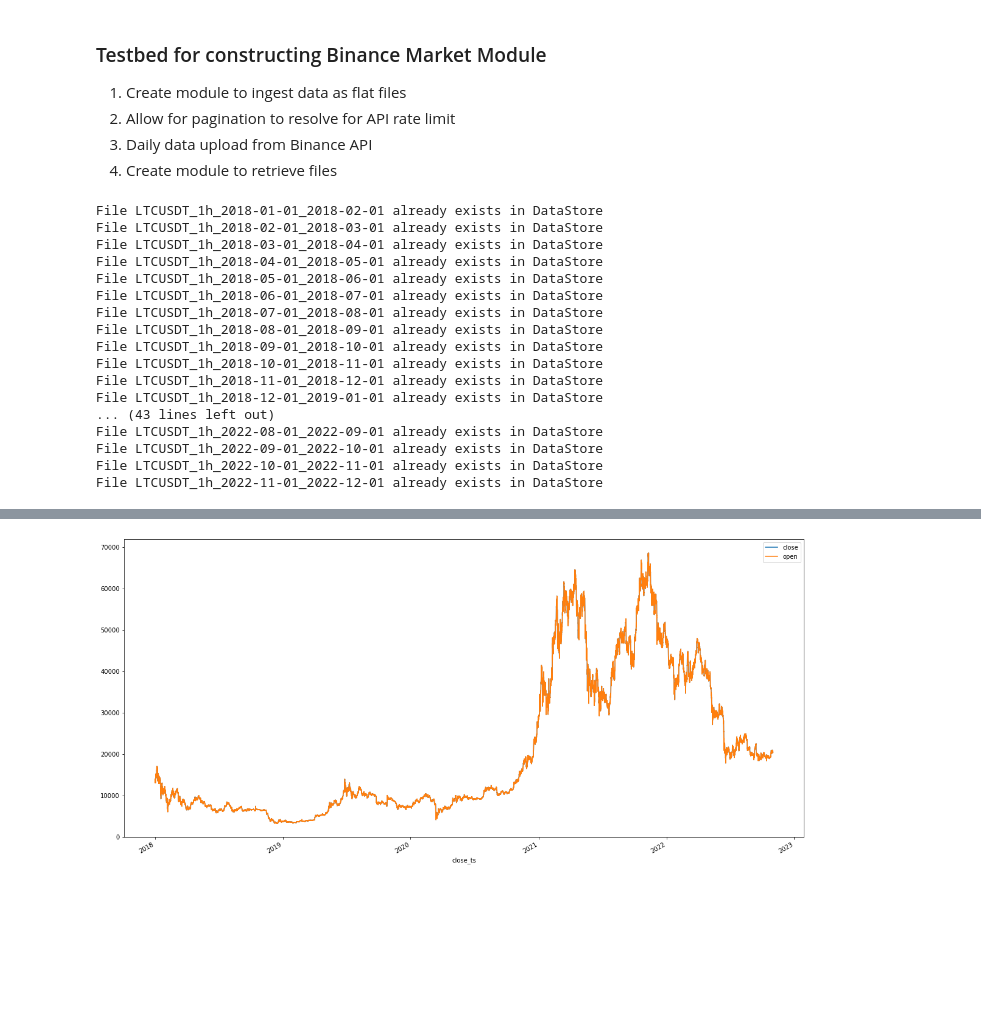
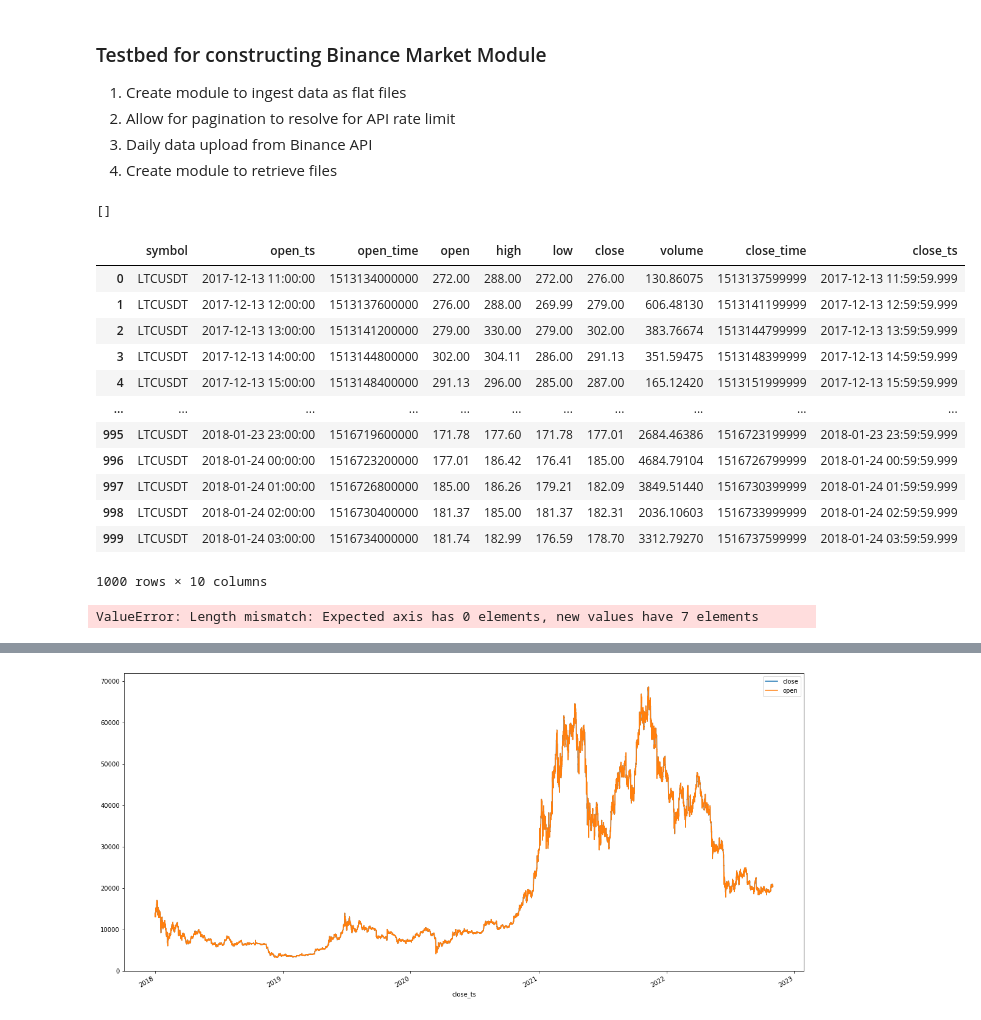
Before and after one commit to kahhongt/QRModules, a Jupyter notebook: Testbed.ipynb, the cells around one changed output, grey strips where cells are left out. Drawn from its saved outputs; the diff is of its cells as text; code cells hidden in the pictures; blank space fills up the shorter version.

Commit message:
update data module

```diff
--- a/Testbed.ipynb
+++ b/Testbed.ipynb
@@ -310,28 +339,32 @@ usdt_sym = sym[sym['quoteAsset'] == 'USDT']
+# %%
+result
+# %% [output]
+[]
+# %%
+df
+# %% [output]
+|  | symbol | open_ts | open_time | open | high | low | close | volume | close_time | close_ts |
+| 0 | LTCUSDT | 2017-12-13 11:00:00 | 1513134000000 | 272.00 | 288.00 | 272.00 | 276.00 | 130.86075 | 1513137599999 | 2017-12-13 11:59:59.999 |
+| 1 | LTCUSDT | 2017-12-13 12:00:00 | 1513137600000 | 276.00 | 288.00 | 269.99 | 279.00 | 606.48130 | 1513141199999 | 2017-12-13 12:59:59.999 |
+| 2 | LTCUSDT | 2017-12-13 13:00:00 | 1513141200000 | 279.00 | 330.00 | 279.00 | 302.00 | 383.76674 | 1513144799999 | 2017-12-13 13:59:59.999 |
+| 3 | LTCUSDT | 2017-12-13 14:00:00 | 1513144800000 | 302.00 | 304.11 | 286.00 | 291.13 | 351.59475 | 1513148399999 | 2017-12-13 14:59:59.999 |
+| 4 | LTCUSDT | 2017-12-13 15:00:00 | 1513148400000 | 291.13 | 296.00 | 285.00 | 287.00 | 165.12420 | 1513151999999 | 2017-12-13 15:59:59.999 |
+| ... | ... | ... | ... | ... | ... | ... | ... | ... | ... | ... |
+| 995 | LTCUSDT | 2018-01-23 23:00:00 | 1516719600000 | 171.78 | 177.60 | 171.78 | 177.01 | 2684.46386 | 1516723199999 | 2018-01-23 23:59:59.999 |
+| 996 | LTCUSDT | 2018-01-24 00:00:00 | 1516723200000 | 177.01 | 186.42 | 176.41 | 185.00 | 4684.79104 | 1516726799999 | 2018-01-24 00:59:59.999 |
+| 997 | LTCUSDT | 2018-01-24 01:00:00 | 1516726800000 | 185.00 | 186.26 | 179.21 | 182.09 | 3849.51440 | 1516730399999 | 2018-01-24 01:59:59.999 |
+| 998 | LTCUSDT | 2018-01-24 02:00:00 | 1516730400000 | 181.37 | 185.00 | 181.37 | 182.31 | 2036.10603 | 1516733999999 | 2018-01-24 02:59:59.999 |
+| 999 | LTCUSDT | 2018-01-24 03:00:00 | 1516734000000 | 181.74 | 182.99 | 176.59 | 178.70 | 3312.79270 | 1516737599999 | 2018-01-24 03:59:59.999 |
+1000 rows × 10 columns
 # %%
 # update data store
 symbol = 'LTCUSDT'
 interval = '1h'
-start = '2018-01-10'
-end = '2022-12-10'
+start = '2017-01-10'
+end = '2018-01-10'
 bmod.singleUpdateDataStore(symbol, interval, start, end)
 # %% [output]
-File LTCUSDT_1h_2018-01-01_2018-02-01 already exists in DataStore
-File LTCUSDT_1h_2018-02-01_2018-03-01 already exists in DataStore
-File LTCUSDT_1h_2018-03-01_2018-04-01 already exists in DataStore
-File LTCUSDT_1h_2018-04-01_2018-05-01 already exists in DataStore
-File LTCUSDT_1h_2018-05-01_2018-06-01 already exists in DataStore
-File LTCUSDT_1h_2018-06-01_2018-07-01 already exists in DataStore
-File LTCUSDT_1h_2018-07-01_2018-08-01 already exists in DataStore
-File LTCUSDT_1h_2018-08-01_2018-09-01 already exists in DataStore
-File LTCUSDT_1h_2018-09-01_2018-10-01 already exists in DataStore
-File LTCUSDT_1h_2018-10-01_2018-11-01 already exists in DataStore
-File LTCUSDT_1h_2018-11-01_2018-12-01 already exists in DataStore
-File LTCUSDT_1h_2018-12-01_2019-01-01 already exists in DataStore
-... (43 lines left out)
-File LTCUSDT_1h_2022-08-01_2022-09-01 already exists in DataStore
-File LTCUSDT_1h_2022-09-01_2022-10-01 already exists in DataStore
-File LTCUSDT_1h_2022-10-01_2022-11-01 already exists in DataStore
-File LTCUSDT_1h_2022-11-01_2022-12-01 already exists in DataStore
+ValueError: Length mismatch: Expected axis has 0 elements, new values have 7 elements
 # %%
 start = '2018-02-17'
 end = '2022-11-07'
```
Also changed, not shown: parts of 2 cells of this notebook, 2 other files.
